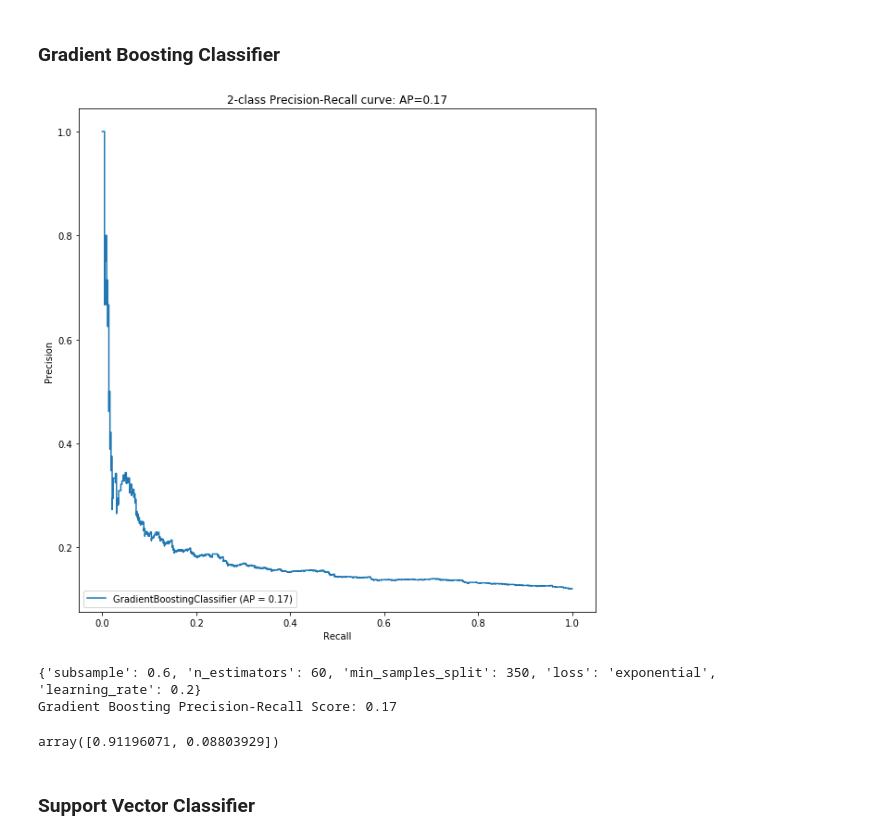
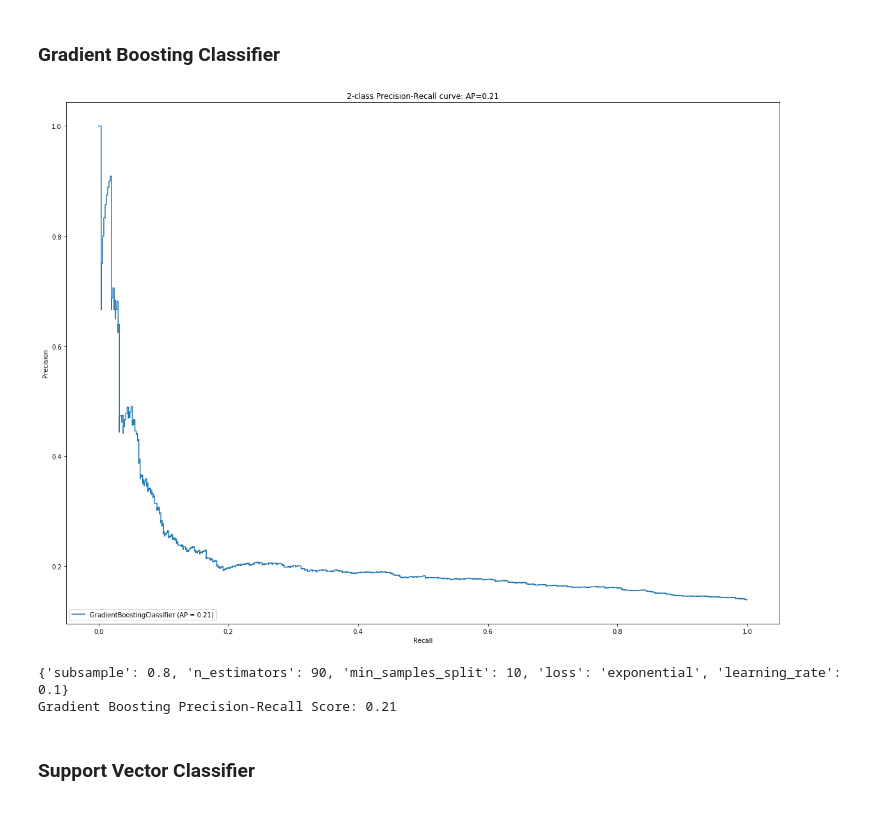
Before and after one commit to ted091020/Take-Home-Challenges, a Jupyter notebook: Relax Challenge.ipynb, the cells around one changed output. Drawn from its saved outputs; the diff is of its cells as text; code cells hidden in the pictures.

```diff
--- a/Relax Challenge.ipynb
+++ b/Relax Challenge.ipynb
@@ -129,15 +122,21 @@ for idx, org in enumerate(users['org_id']):
     if org in org_sizes.index:
         users.loc[idx, 'org_size'] = org_sizes[org]
 # %%
-# Make column 'invited_by_multi_adopter' to signify whether a user was invited by a multi_adopter
-users['invited_by_multi_adopter'] = 0
+# Make column 'invited_by_adopter' to signify whether a user was invited by a multi_adopter
+users['invited_by_adopter'] = 0
 for idx, inviter in enumerate(users['invited_by_user_id']):
-    if inviter in multi_adopters:
-        users.loc[idx, 'invited_by_multi_adopter'] = 1
+    if inviter in adopters:
+        users.loc[idx, 'invited_by_adopter'] = 1
 # %%
 # Make column 'email_provider' to indicate which email provider the user used to sign up
+
+
 def get_email(string):
     email = string.split('@')[1].split('.')[0]
     return email
 
 users['email_provider'] = users['email'].apply(get_email)
+
+common_providers = users.email_provider.value_counts()[0:6].index.to_list()
+
+users['email_provider'] = [email if email in common_providers else 'other' for email in users['email_provider']]
@@ -237,9 +248,9 @@ memory usage: 1.6+ MB
 # %% [markdown]
 ### Make Dummies
 # %%
-users = pd.concat([users, pd.get_dummies(users['creation_source'])], axis=1)
+users = pd.concat([users, pd.get_dummies(users['creation_source']), pd.get_dummies(users['email_provider'])], axis=1)
 # %% [markdown]
 ### Drop unneccesary columns
 # %%
 users_numeric = users.drop(labels = ['object_id', 'creation_time', 'name', 'email', 'creation_source', 'last_session_creation_time',
-                                     'invited_by_user_id', 'multi_adopter', 'counter', 'email_provider'], axis=1)
+                                     'invited_by_user_id', 'counter', 'email_provider', 'org_id'], axis=1)
@@ -297,38 +295,34 @@ plt.show()
 ### Gradient Boosting Classifier
 # %%
 param_grid = {
-    'loss': ['deviance', 'exponential'],
-    'learning_rate': [0.05, 0.1, 0.2],
-    'n_estimators': [60, 70, 80, 90, 100, 110, 120, 150, 200],
-    'min_samples_split': [350],
-    'subsample': [0.2, 0.4, 0.6, 0.8]
+    'loss': ['exponential'],
+    'learning_rate': [0.05, 0.1, 0.2, 1],
+    'n_estimators': [60, 70, 80, 90, 100],
+    'min_samples_split': [10],
+    'subsample': [0.8]
 }
 
 gb = GradientBoostingClassifier()
 cv = StratifiedShuffleSplit(n_splits=5, test_size=0.2, random_state=42)
 gbc = RandomizedSearchCV(gb, param_distributions=param_grid, cv=cv, random_state=42, n_jobs=-1)
 
 gbc.fit(X_train, y_train)
 
 y_score = gbc.decision_function(X_test)
 
 average_precision = average_precision_score(y_test, y_score)
 
 pr_disp = plot_precision_recall_curve(gbc.best_estimator_, X_test, y_test)
 pr_disp.ax_.set_title('2-class Precision-Recall curve: '
                    'AP={0:0.2f}'.format(average_precision))
 plt.show()
 
 print(gbc.best_params_)
 print('Gradient Boosting Precision-Recall Score: {0:0.2f}'.format(average_precision))
 # %% [output]
-[figure, old version]
+[figure, new version]
-{'subsample': 0.6, 'n_estimators': 60, 'min_samples_split': 350, 'loss': 'exponential', 'learning_rate': 0.2}
-Gradient Boosting Precision-Recall Score: 0.17
+{'subsample': 0.8, 'n_estimators': 90, 'min_samples_split': 10, 'loss': 'exponential', 'learning_rate': 0.1}
+Gradient Boosting Precision-Recall Score: 0.21
-# %%
-y_pred
-# %% [output]
-array([0.91196071, 0.08803929])
 # %% [markdown]
 ### Support Vector Classifier
 # %%
```
Also changed, not shown: parts of 34 cells of this notebook, 1 other file.
